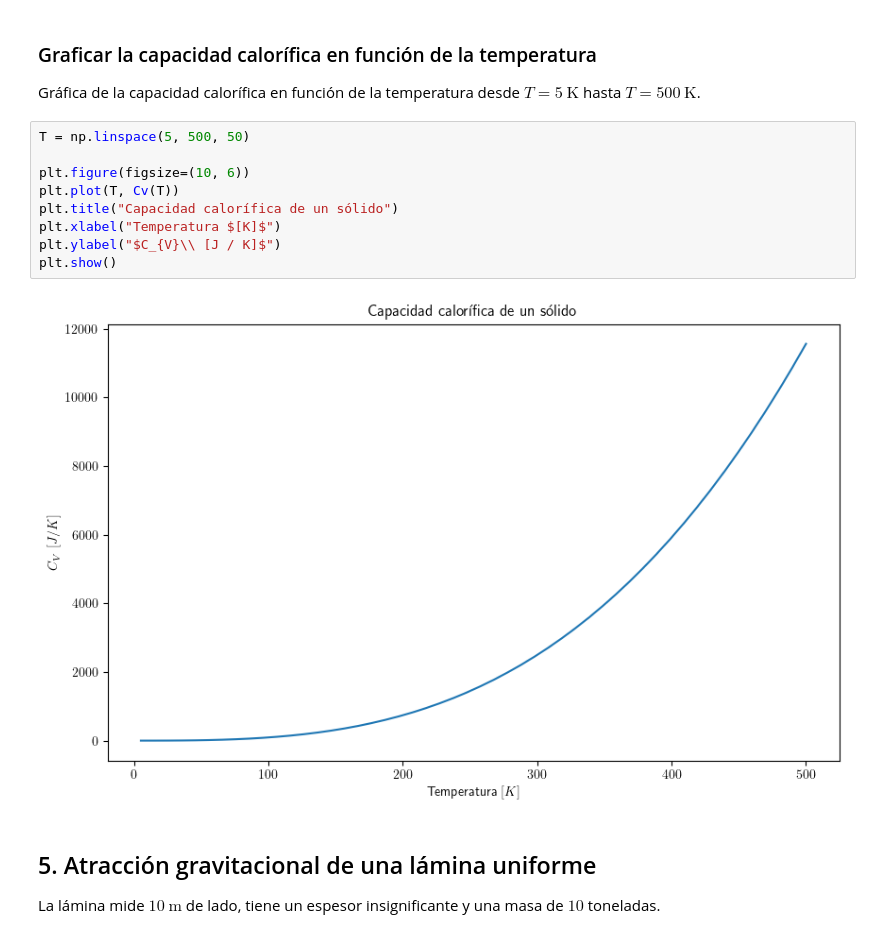
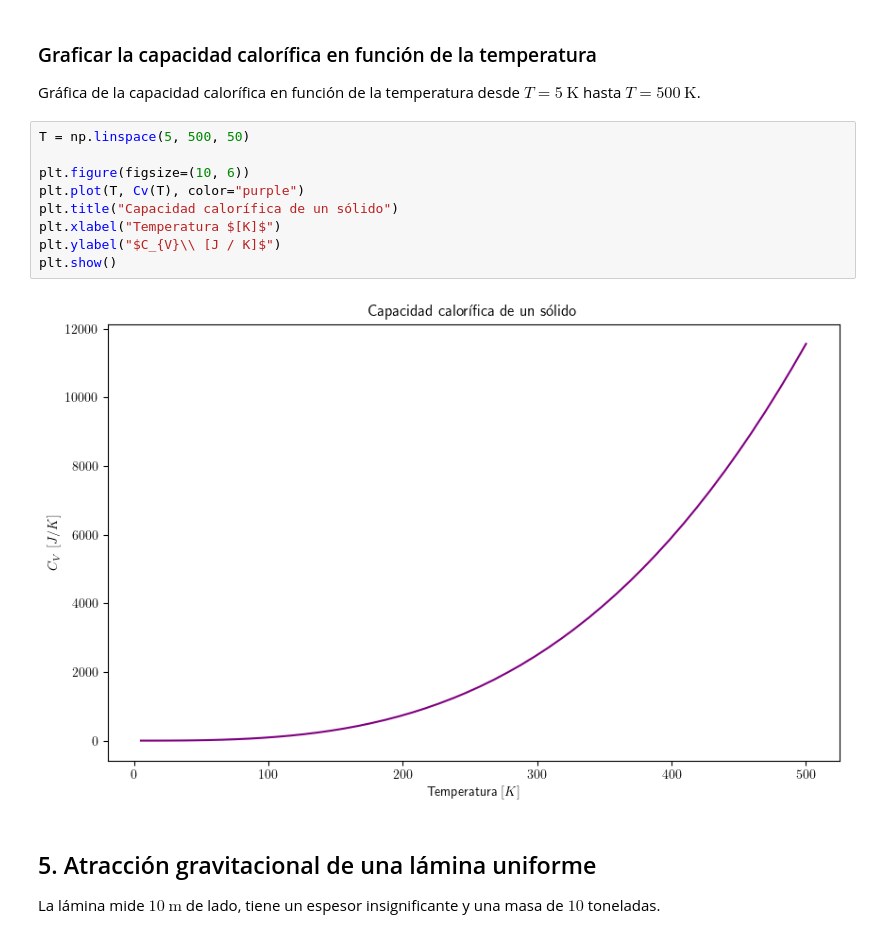
Before and after one commit to MarcosLopezM/FisicaComputacional-20251, a Jupyter notebook: Tareas/T5/TareaPractica5.ipynb, the cells around one changed output. Cells and saved outputs as stored; diff of their text form.

```diff
--- a/Tareas/T5/TareaPractica5.ipynb
+++ b/Tareas/T5/TareaPractica5.ipynb
@@ -327,14 +333,14 @@ Gráfica de la capacidad calorífica en función de la temperatura desde $T = 5\
 # %%
 T = np.linspace(5, 500, 50)
 
 plt.figure(figsize=(10, 6))
-plt.plot(T, Cv(T))
+plt.plot(T, Cv(T), color="purple")
 plt.title("Capacidad calorífica de un sólido")
 plt.xlabel("Temperatura $[K]$")
 plt.ylabel("$C_{V}\\ [J / K]$")
 plt.show()
 # %% [output]
-[figure, old version]
+[figure, new version]
 # %% [markdown]
 <h2>5. Atracción gravitacional de una lámina uniforme</h2>
 
```
Also changed, not shown: parts of 7 cells of this notebook.
